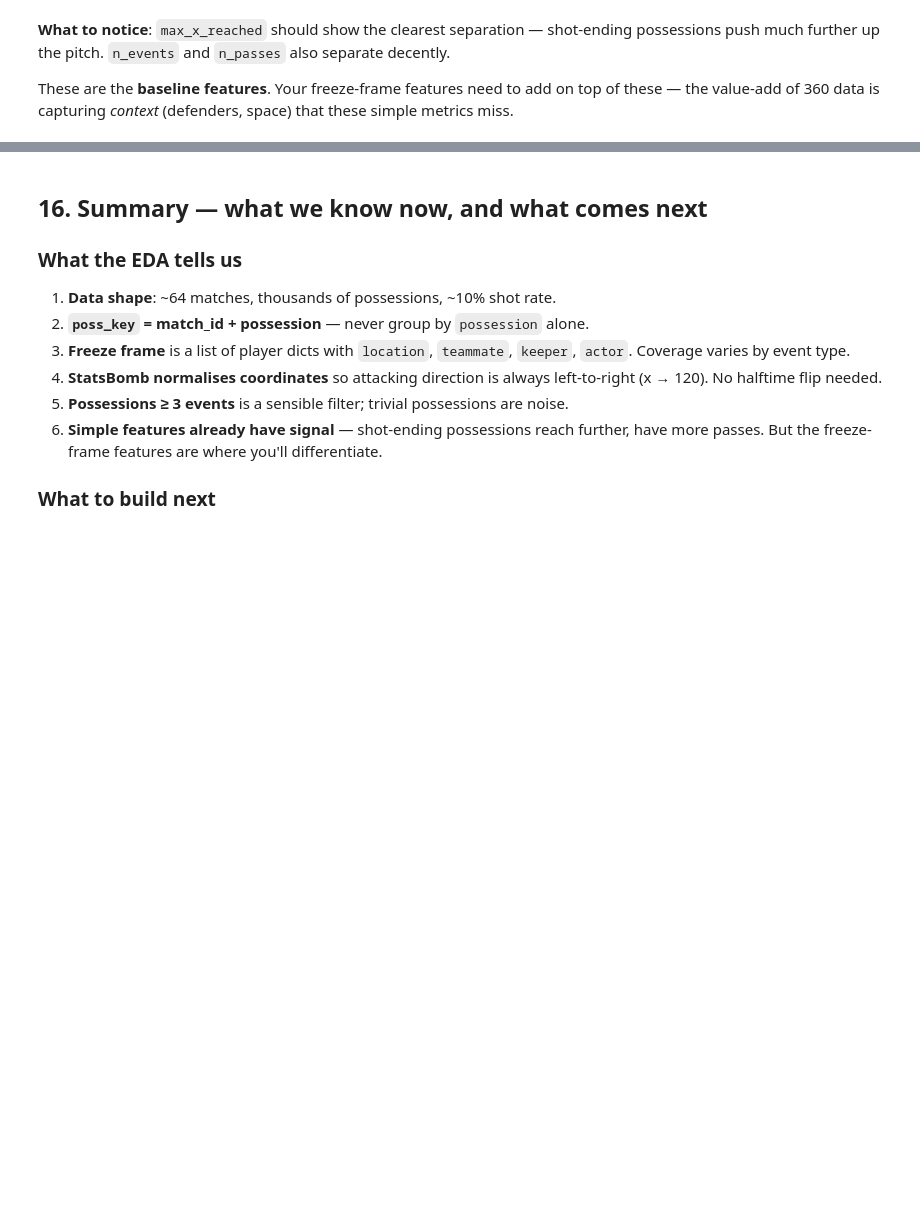
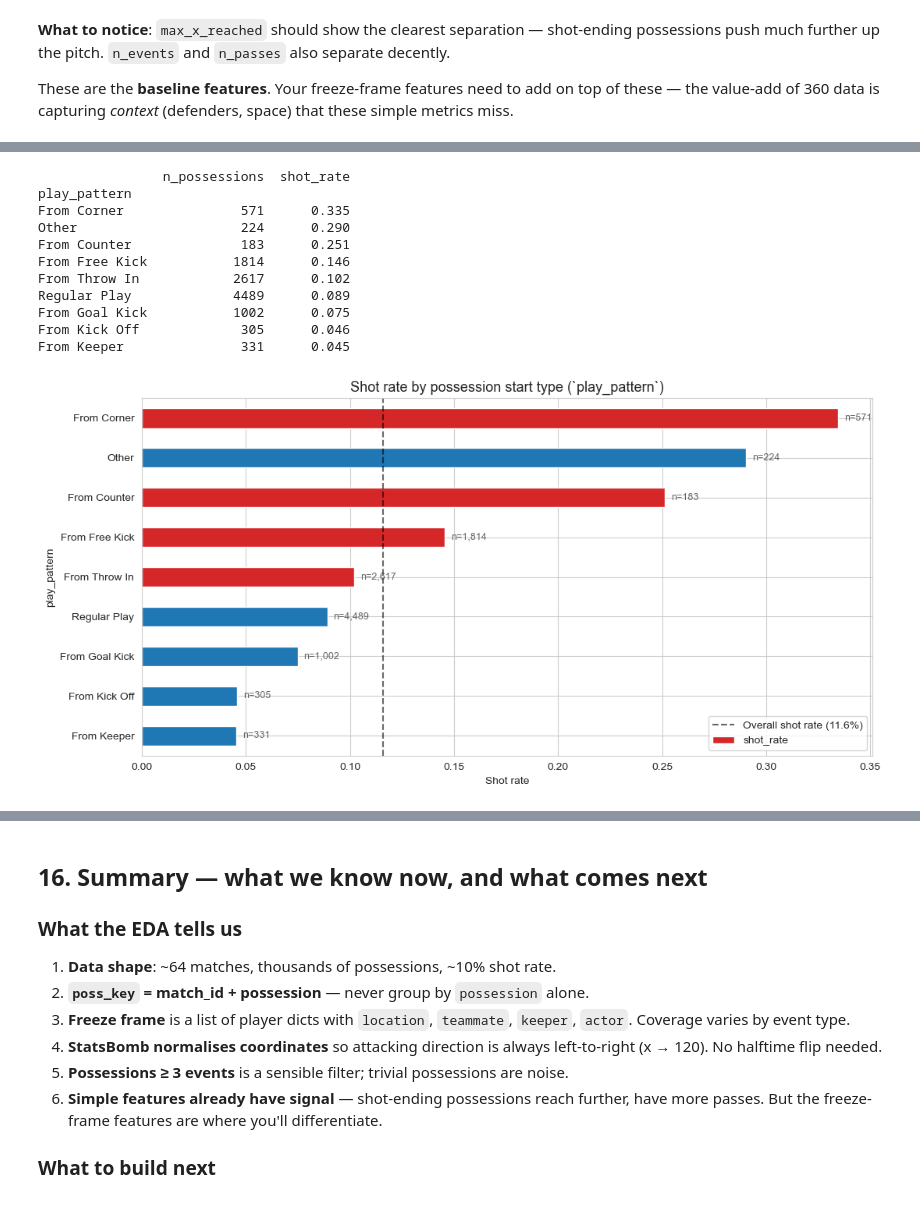
Before and after one commit to Khushbu1102/Sports-analytics-hack, a Jupyter notebook: code/Khush_EDA.ipynb, the cells around one changed output, grey strips where cells are left out. Drawn from its saved outputs; the diff is of its cells as text; code cells hidden in the pictures; blank space fills up the shorter version.

```diff
--- a/code/Khush_EDA-2.ipynb
+++ b/code/Khush_EDA.ipynb
@@ -697,0 +710,47 @@ These are the **baseline features**. Your freeze-frame features need to add on t
+# %%
+# Shot rate by play_pattern
+pp_data = (df.groupby('poss_key')
+             .agg(play_pattern=('play_pattern', 'first'),
+                  ends_in_shot=('possession_ends_in_shot', 'first'))
+             .groupby('play_pattern')
+             .agg(n_possessions=('ends_in_shot', 'count'),
+                  shot_rate=('ends_in_shot', 'mean'))
+             .sort_values('shot_rate', ascending=False))
+
+print(pp_data.round(3))
+
+overall_rate = poss_labels.mean()
+
+fig, ax = plt.subplots(figsize=(11, 5.5))
+# Colour high-signal patterns in red, others in blue
+high_signal = {'From Counter', 'From Corner', 'From Free Kick', 'From Throw In'}
+colors = ['#d62728' if p in high_signal else '#1f77b4' for p in pp_data.index]
+
+pp_data['shot_rate'].plot(kind='barh', ax=ax, color=colors, edgecolor='white')
+ax.axvline(overall_rate, color='black', linestyle='--', alpha=0.6,
+           label=f'Overall shot rate ({overall_rate:.1%})')
+ax.set_xlabel('Shot rate')
+ax.set_title('Shot rate by possession start type (`play_pattern`)', fontsize=13)
+ax.invert_yaxis()
+ax.legend(loc='lower right')
+
+# Annotate sample size next to each bar
+for i, (idx, row) in enumerate(pp_data.iterrows()):
+    ax.text(row['shot_rate'] + 0.003, i, f"n={int(row['n_possessions']):,}",
+            va='center', fontsize=9, alpha=0.7)
+
+plt.tight_layout()
+plt.show()
+# %% [output]
+                n_possessions  shot_rate
+play_pattern
+From Corner               571      0.335
+Other                     224      0.290
+From Counter              183      0.251
+From Free Kick           1814      0.146
+From Throw In            2617      0.102
+Regular Play             4489      0.089
+From Goal Kick           1002      0.075
+From Kick Off             305      0.046
+From Keeper               331      0.045
+[figure, added]
```
Also changed, not shown: parts of 11 cells of this notebook.
